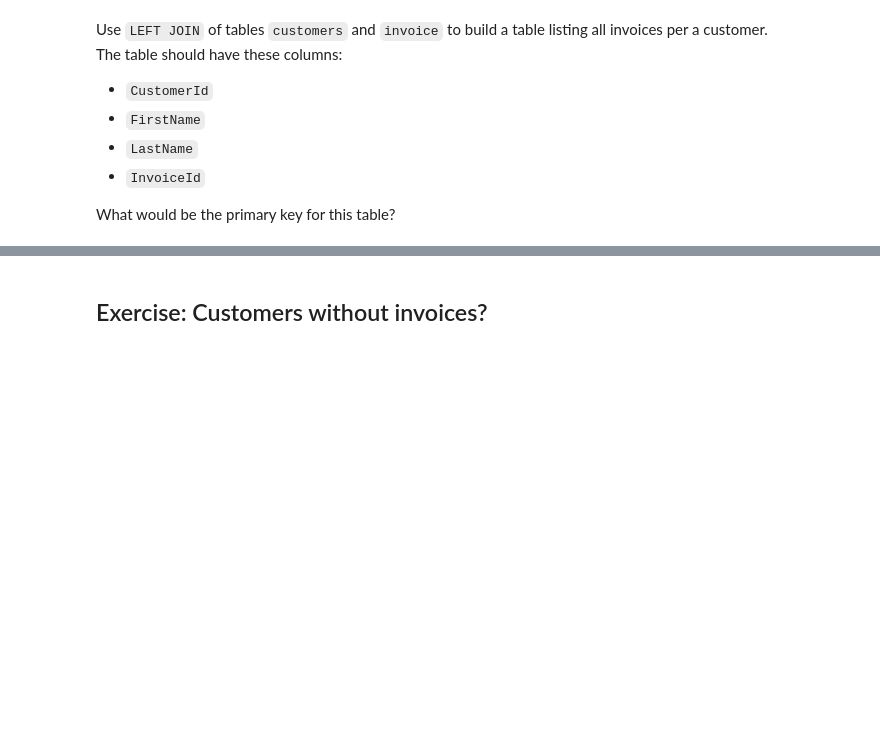
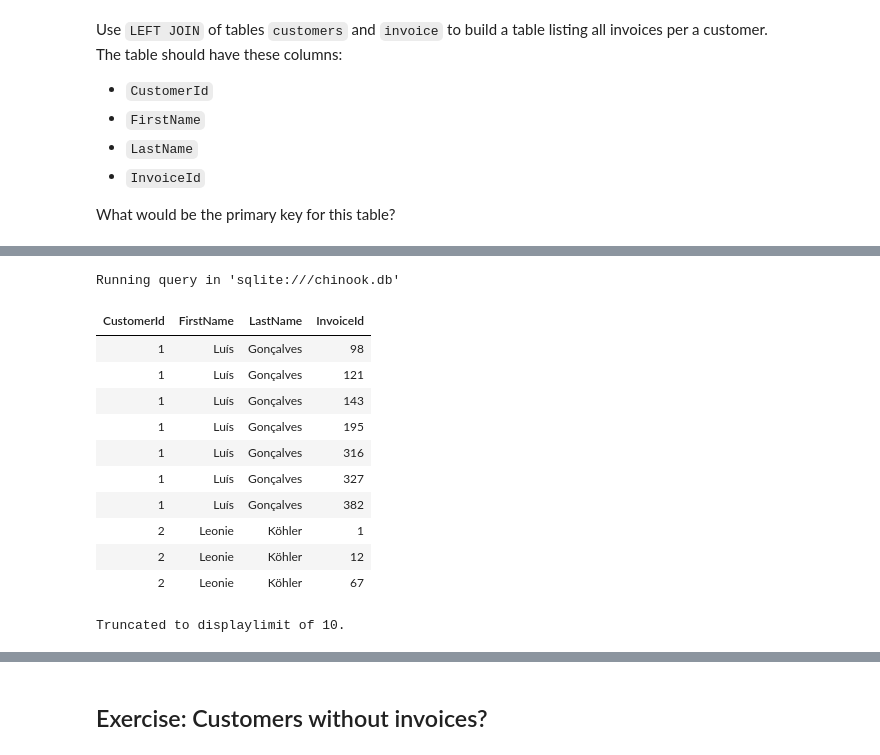
Before and after one commit to LUMC/EfDS, a Jupyter notebook: 10_sql/JOIN_basic.exercises.ipynb, the cells around one changed output, grey strips where cells are left out. Drawn from its saved outputs; the diff is of its cells as text; code cells hidden in the pictures; blank space fills up the shorter version.

```diff
--- a/10_sql/JOIN_basic.exercises.ipynb
+++ b/10_sql/JOIN_basic.exercises.ipynb
@@ -22,0 +52,19 @@ What would be the primary key for this table?
+# %%
+%%sql
+SELECT CustomerId, FirstName, LastName, InvoiceId FROM customers
+LEFT JOIN invoices USING (CustomerId)
+# GROUP BY CustomerId
+# %% [output]
+Running query in 'sqlite:///chinook.db'
+| CustomerId | FirstName | LastName | InvoiceId |
+| 1 | Luís | Gonçalves | 98 |
+| 1 | Luís | Gonçalves | 121 |
+| 1 | Luís | Gonçalves | 143 |
+| 1 | Luís | Gonçalves | 195 |
+| 1 | Luís | Gonçalves | 316 |
+| 1 | Luís | Gonçalves | 327 |
+| 1 | Luís | Gonçalves | 382 |
+| 2 | Leonie | Köhler | 1 |
+| 2 | Leonie | Köhler | 12 |
+| 2 | Leonie | Köhler | 67 |
+Truncated to displaylimit of 10.
```
Also changed, not shown: parts of 8 cells of this notebook, 4 other files.
